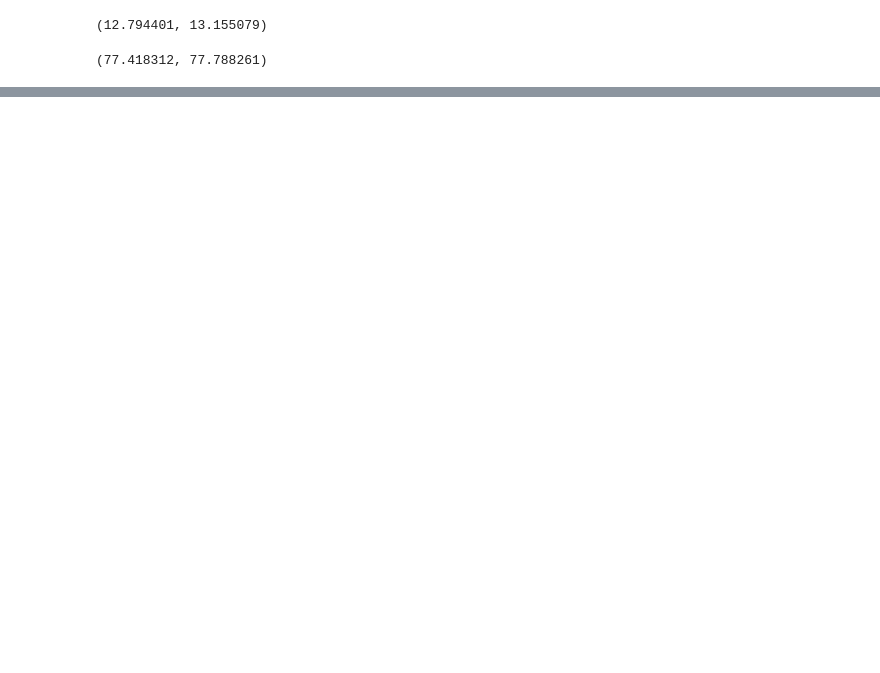
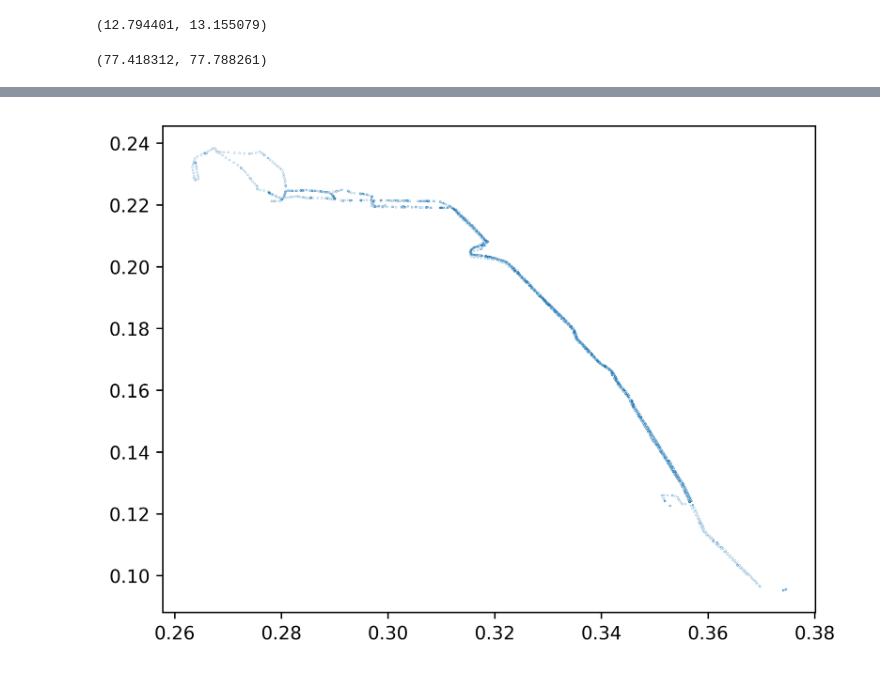
Before and after one commit to abhikjain360/abhik_DS_268XE, a Jupyter notebook: Untitled.ipynb, the cells around one changed output, grey strips where cells are left out. Drawn from its saved outputs; the diff is of its cells as text; code cells hidden in the pictures; blank space fills up the shorter version.

Commit message:
initial bus path visualization

```diff
--- a/Untitled.ipynb
+++ b/Untitled.ipynb
@@ -66,0 +60,10 @@ for i in range(5):
+# %%
+busid_path_map = bmtc_df[bmtc_df['BusID'] == 150212121][['Latitude', 'Longitude']]
+busid_path_map['Latitude'] = busid_path_map['Latitude'] - 12.7
+busid_path_map['Longitude'] = busid_path_map['Longitude'] - 77.35
+# %%
+fig, ax = plt.subplots()
+ax.scatter(busid_path_map['Latitude'].to_numpy(), busid_path_map['Longitude'].to_numpy(), s=0.01)
+plt.show()
+# %% [output]
+[figure, added]
```
Also changed, not shown: parts of 12 cells of this notebook.
